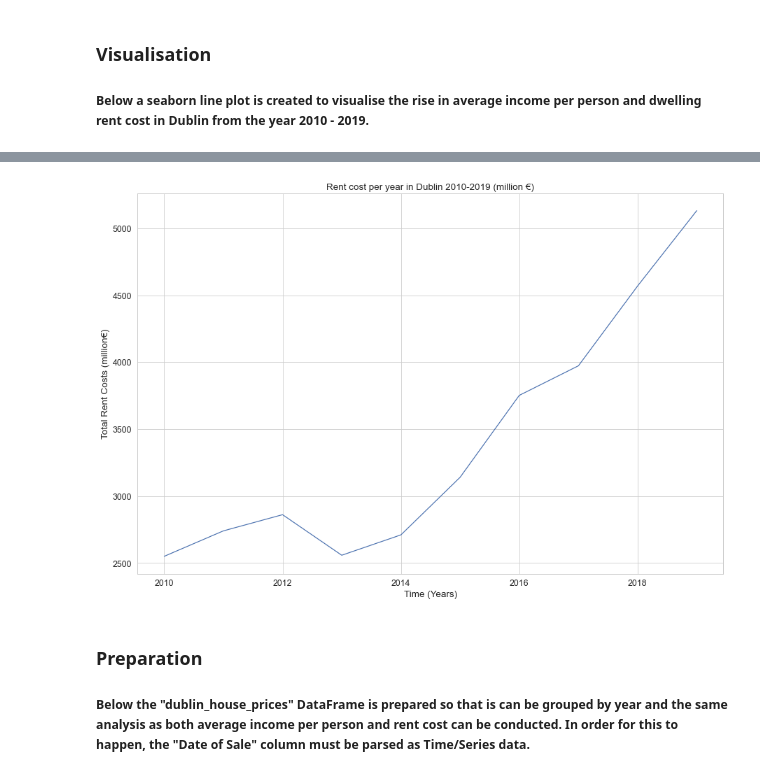
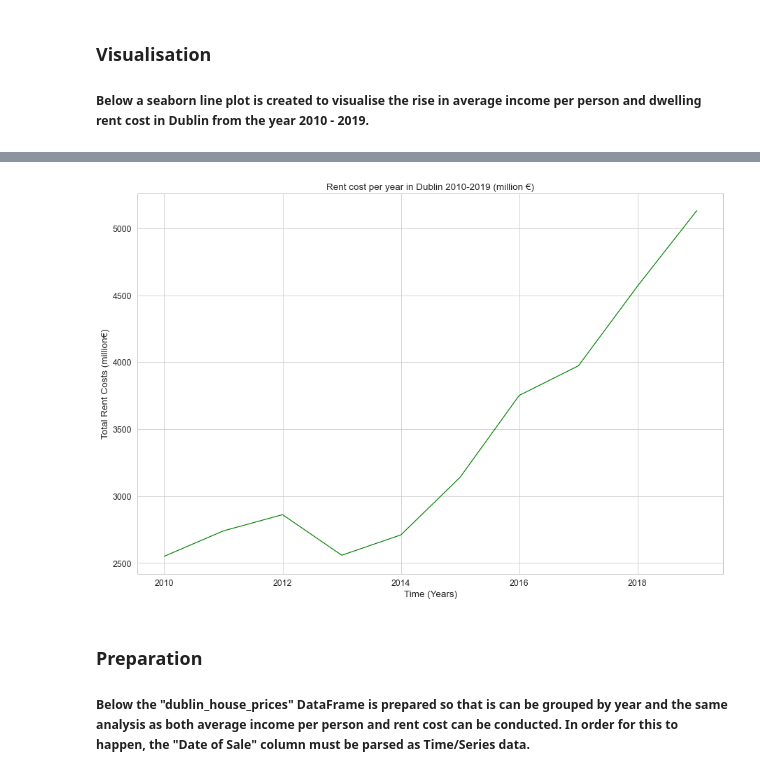
Before and after one commit to CraigDowling/Project, a Jupyter notebook: UCDPA_craigdowlingproject.ipynb, the cells around one changed output, grey strips where cells are left out. Drawn from its saved outputs; the diff is of its cells as text; code cells hidden in the pictures.

```diff
--- a/UCDPA_craigdowlingproject.ipynb
+++ b/UCDPA_craigdowlingproject.ipynb
@@ -1145,14 +1167,14 @@ plt.show()
 # %%
 #Plotting the seaborn line plot
-plot_Rent=sns.lineplot(x=rent_Dublin_10_19["Year"], y=rent_Dublin_10_19["VALUE"])
+plot_Rent=sns.lineplot(x=rent_Dublin_10_19["Year"], y=rent_Dublin_10_19["VALUE"], color="green")
 
 # Setting the line plot titel and axis titles
 plot_Rent.set(xlabel='Time (Years)', ylabel='Total Rent Costs (million€)', title="Rent cost per year in Dublin 2010-2019 (million €)")
 
 #Printing the plot.
 plt.show()
 # %% [output]
-[figure, old version]
+[figure, new version]
 # %% [markdown]
 ### Preparation
 
```
Also changed, not shown: parts of 11 cells of this notebook.
